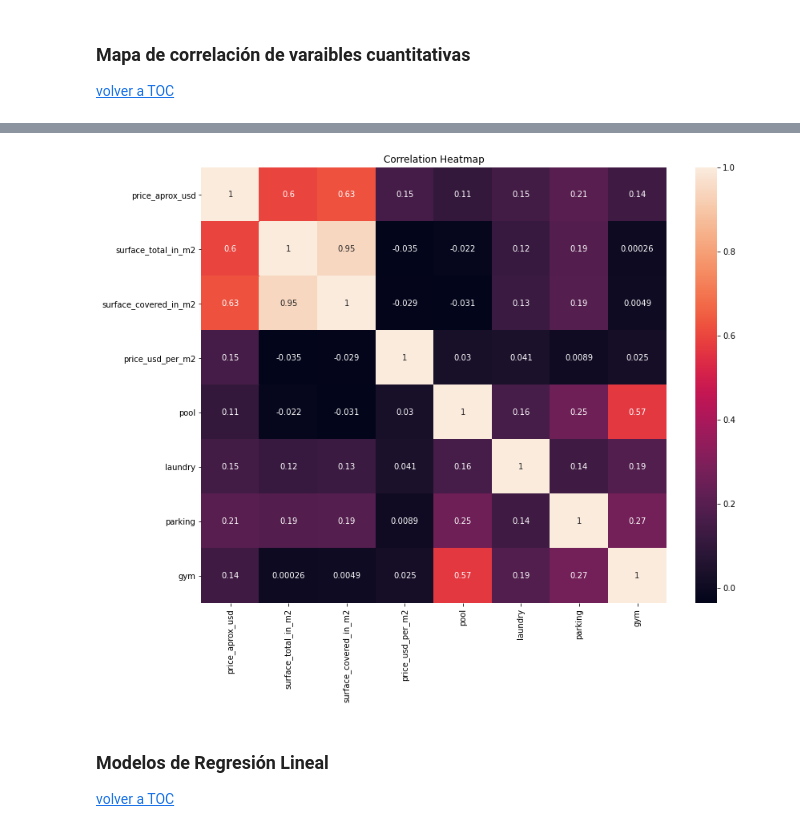
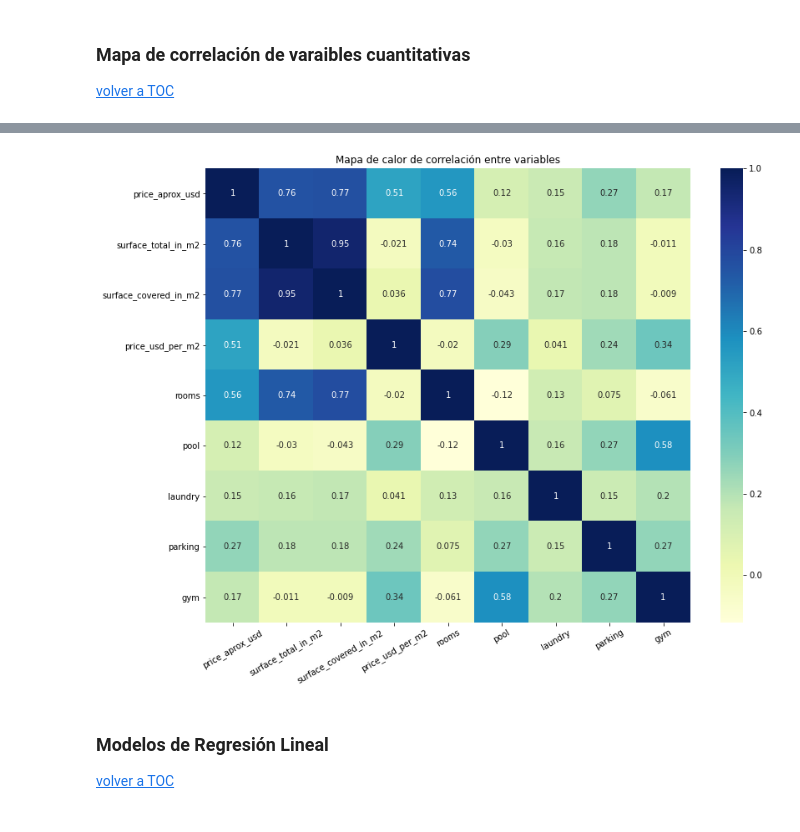
Before and after one commit to nachommm/Desafio2, a Jupyter notebook: desafio2_v5.ipynb, the cells around one changed output, grey strips where cells are left out. Cells and saved outputs as stored; diff of their text form; code cells hidden in the pictures.

Commit message:
prueba con rooms numerico, paleta del heatmap, estimate de precio total

```diff
--- a/desafio2_v5.ipynb
+++ b/desafio2_v5.ipynb
@@ -618,2 +622,2 @@ dtype('int64')
 # %%
-data_caba_clean["rooms_upon_categories"] = data_caba_clean.m2_labels.apply(rooms_series)
+data_caba_clean.loc[mask_room_null, 'rooms'] = data_caba_clean.m2_labels.loc[mask_room_null].apply(rooms_series)
@@ -620,4 +646,4 @@ data_caba_clean["rooms_upon_categories"] = data_caba_clean.m2_labels.apply(rooms
 # %%
-data_caba_clean.rooms.fillna(data_caba_clean.rooms_upon_categories, inplace=True)
+# data_caba_clean.rooms.fillna(data_caba_clean.rooms_upon_categories, inplace=True)
 data_caba_clean.rooms.isnull().sum()
 # %% [output]
@@ -642,5 +680,5 @@ data_room_null = data_caba_clean.loc[mask_room_null, 'surface_covered_in_m2']
 # %%
-data_caba_clean.drop(columns=['number_rooms', 'rooms_upon_categories'], inplace=True)
+data_caba_clean.drop(columns=['number_rooms'], inplace=True)
 # %%
 cant_nulos_por_campo = data_caba_clean.isnull().sum()
 cant_nulos_por_campo
@@ -666,3 +703,5 @@ data_caba_clean.shape
+# %%
+data_caba_clean.rooms = data_caba_clean.rooms.apply(pd.to_numeric)
 # %%
 data_caba_clean.dtypes
 # %% [output]
@@ -817,14 +876,15 @@ data_caba_clean.shape
 # %%
 cols = ['price_aprox_usd', 'surface_total_in_m2','surface_covered_in_m2',
         'price_usd_per_m2', 'rooms','pool', 'laundry', 'parking', 'gym']
 #Mapa de correlación
 
-plt.figure(figsize=(13,10))
-sns.heatmap(data_caba_clean[cols].corr(),annot=True)
-plt.title("Correlation Heatmap")
+g = plt.figure(figsize=(13,10))
+g = sns.heatmap(data_caba_clean[cols].corr(),annot=True, cmap="YlGnBu")
+g.set_xticklabels(data_caba_clean[cols].columns, rotation=30)
+plt.title("Mapa de calor de correlación entre variables")
 plt.show()
 # %% [output]
-[figure, old version]
+[figure, new version]
 # %% [markdown]
 <a id="section_model"></a>
 <h3>Modelos de Regresión Lineal</h3>
```
Also changed, not shown: parts of 58 cells of this notebook.
